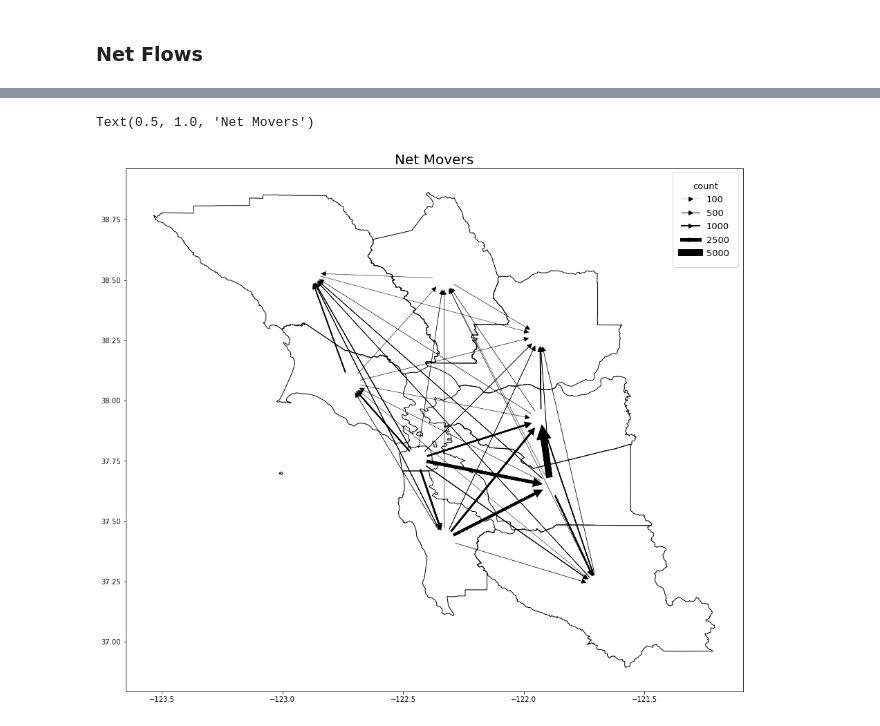
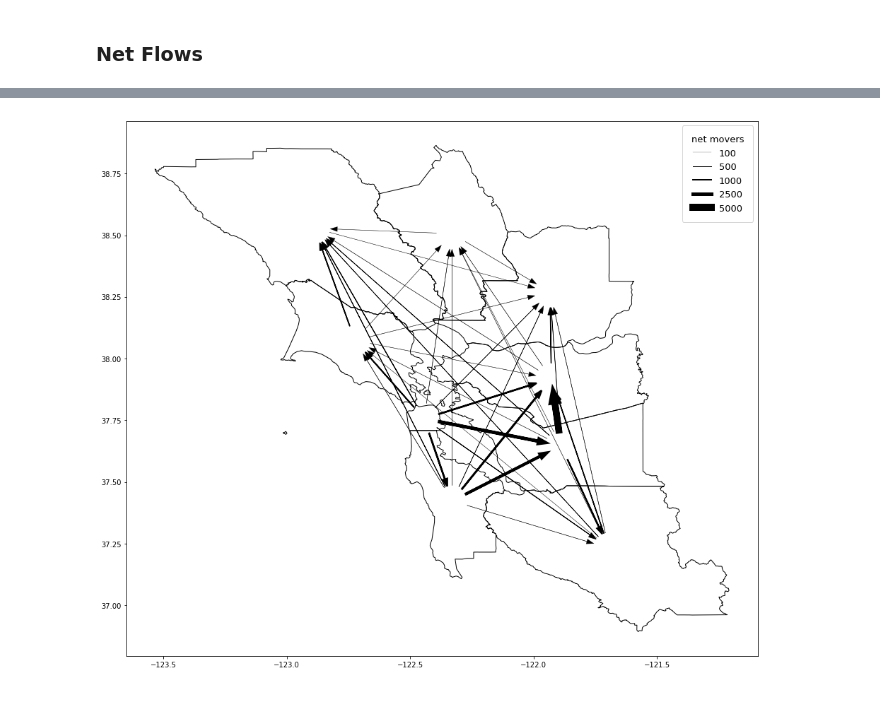
Before and after one commit to mxndrwgrdnr/infutor_wip, a Jupyter notebook: notebooks/relocation_flow_viz.ipynb, the cells around one changed output, grey strips where cells are left out. Drawn from its saved outputs; the diff is of its cells as text; code cells hidden in the pictures.

```diff
--- a/notebooks/relocation_flow_viz.ipynb
+++ b/notebooks/relocation_flow_viz.ipynb
@@ -206,29 +55,5 @@ net_geog['geometry'] = net_geog['geometry'].apply(proportional_scale, args=(net_
-# %%
-fig, ax = plt.subplots(figsize=(16,16))
-gdf_bay.plot(ax=ax, facecolor='None', edgecolor='k')
-arrows = []
-legend_labels = []
-for i, row in net_geog.iterrows():
-    if row['net_from'] != row['net_to']:
-        arrow = ax.arrow(
-            row['geometry'].coords[0][0],
-            row['geometry'].coords[0][1],
-            row['geometry'].coords[1][0] - row['geometry'].coords[0][0],
-            row['geometry'].coords[1][1] - row['geometry'].coords[0][1],
-#             width=row['net_count']/150000,
-            linewidth=row['net_count']/500,
-            head_length=0.02,
-            head_width=0.02,
-            facecolor='k',
-            length_includes_head=True,
-        )
-        arrows.append(arrow)
-        legend_labels.append(row['net_count'])
-for i in [100, 500, 1000, 2500, 5000]:
-    ax.plot(np.NaN, np.NaN, '->', color='k', label=str(i), linewidth=i/500)
-# centroids.plot(ax=ax, c='k', marker='o')
-ax.legend(title='count', fontsize=13, borderpad=1, title_fontsize=13)
-ax.set_title('Net Movers', fontsize=20)
-# %% [output]
-Text(0.5, 1.0, 'Net Movers')
-[figure, removed]
+# %%
+fig, ax = plt.subplots(figsize=(16,16))
+plot_flows(ax, gdf_bay, 'GEOID', flow_counts, 'count', 'PROP_FIPSCD_from', 'PROP_FIPSCD_to', kind='net')
+# %% [output]
+[figure, added]
```
Also changed, not shown: parts of 36 cells of this notebook, 1 other file.
